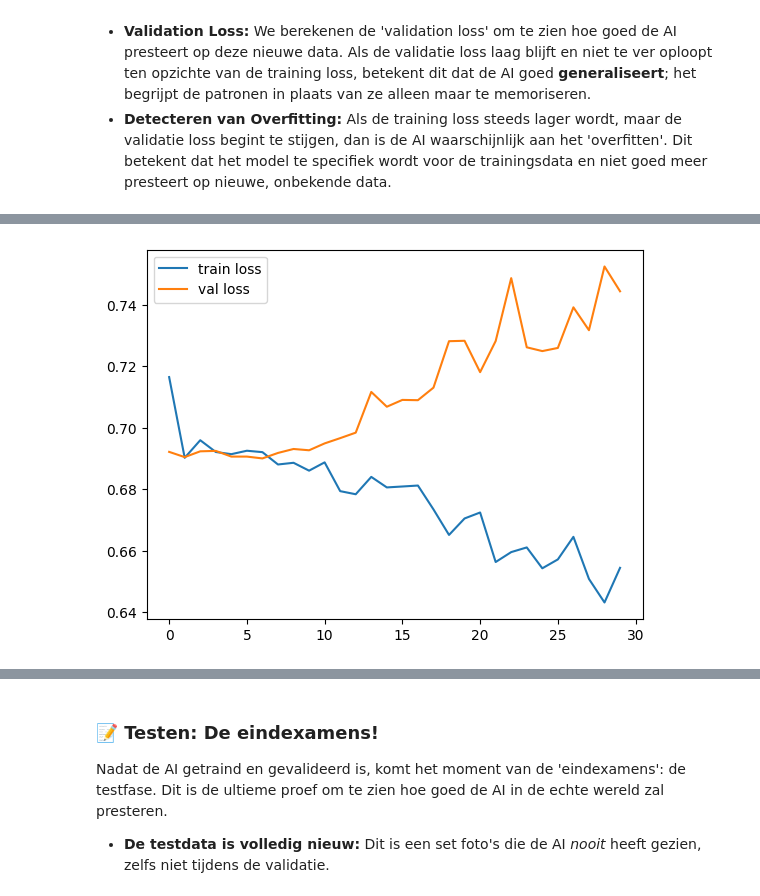
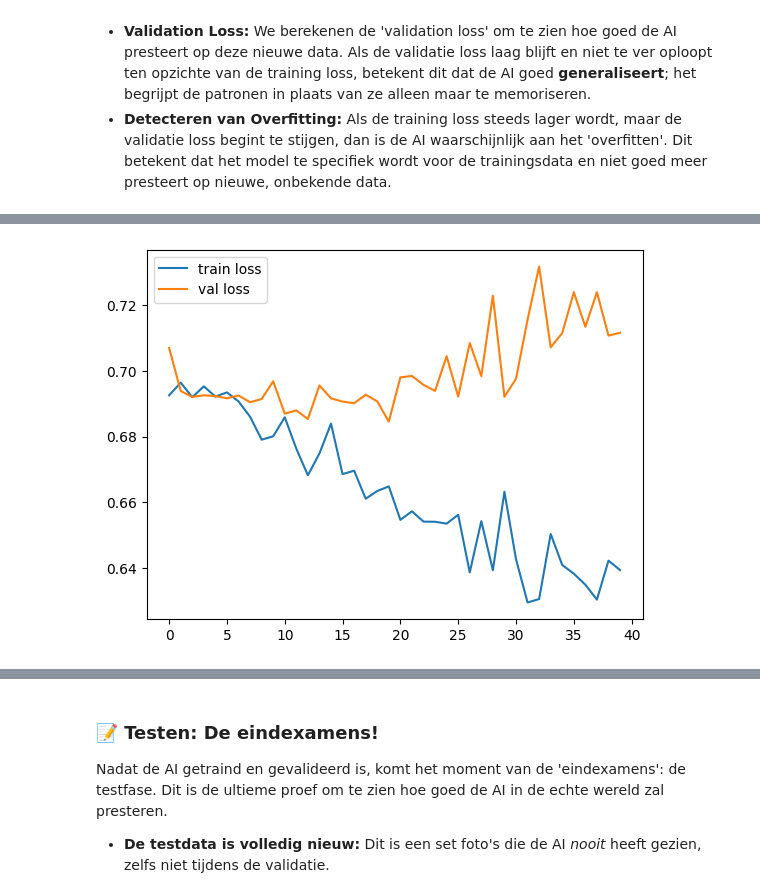
Before and after one commit to NicosStarreveld/WorkshopCNNs, a Jupyter notebook: Programmeeropdrachten/Bouw_een_AI_tandarts_WorkshopAI.ipynb, the cells around one changed output, grey strips where cells are left out. Cells and saved outputs as stored; diff of their text form; code cells hidden in the pictures.

```diff
--- a/Programmeeropdrachten/Bouw_een_AI_tandarts_WorkshopAI.ipynb
+++ b/Programmeeropdrachten/Bouw_een_AI_tandarts_WorkshopAI.ipynb
@@ -576,14 +576,14 @@ Straks verschijnt er een grafiek die laat zien hoe onze AI leert:
 # %%
-val_freq = 2
-n_epochs = 30
+val_freq = 5
+n_epochs = 40
 
 model = Net().cuda()
 optimizer = torch.optim.Adam(model.parameters(), lr=1e-4, ) # Slightly slower LR for stability
 loss_function = torch.nn.BCEWithLogitsLoss()
 
 model = train_medmnist(model, train_dataloader, val_dataloader, optimizer, epochs=n_epochs)
 # %% [output]
-[figure, old version]
+[figure, new version]
 # %% [markdown]
 ## 🏥 Hoe goed is onze AI-dokter? Performance evaluatie!
 
```
Also changed, not shown: parts of 9 cells of this notebook.
